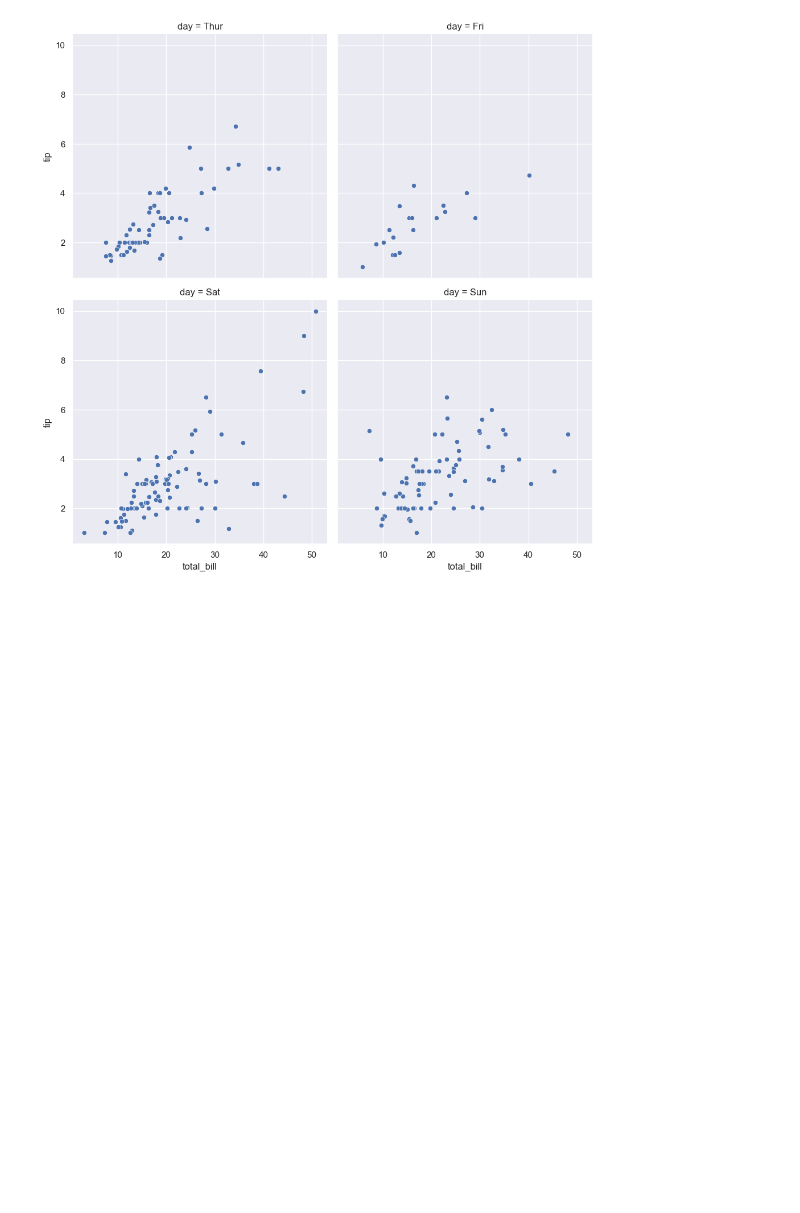
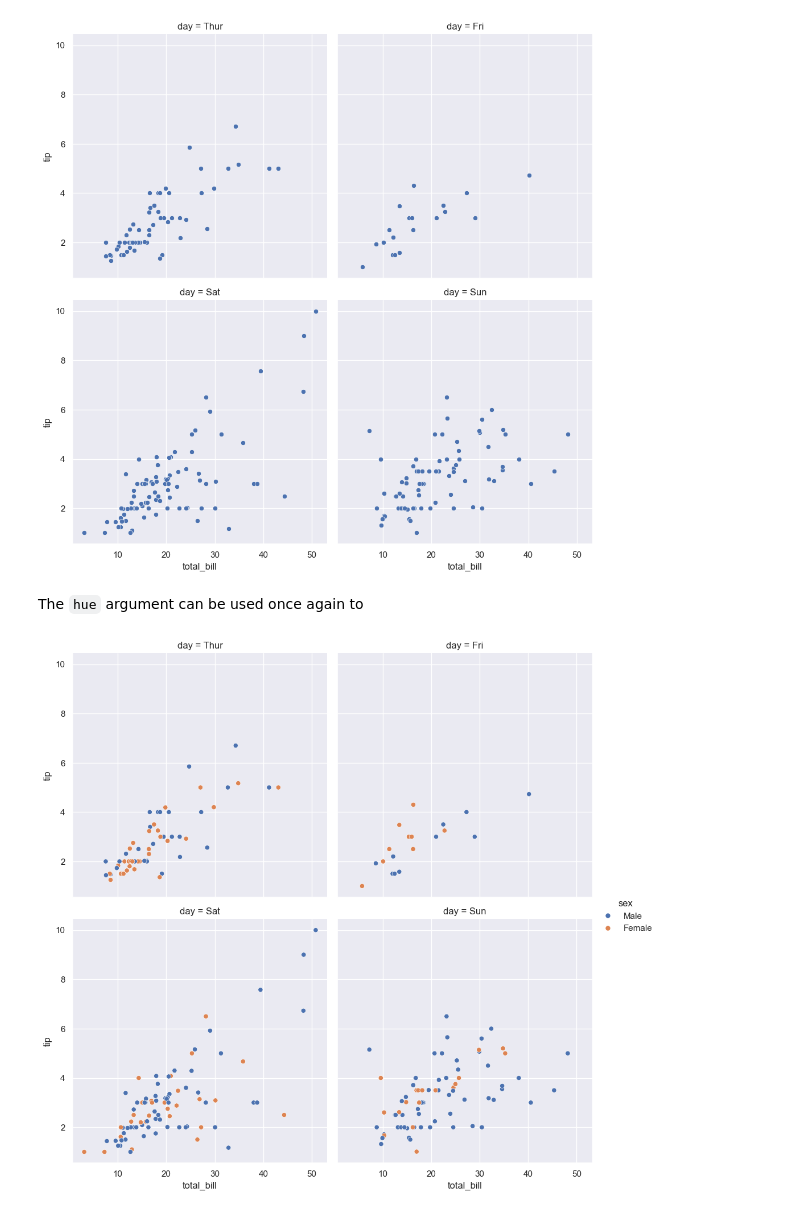
Before and after one commit to abhijeet-bhambere/learning-trail-data-visualizatn-python, a Jupyter notebook: seaborn_training_dc.ipynb, the cells around one changed output. Drawn from its saved outputs; the diff is of its cells as text; code cells hidden in the pictures; blank space fills up the shorter version.

Commit message:
Completed relation plotting
moving on to Categorical plots>>

```diff
--- a/seaborn_training_dc.ipynb
+++ b/seaborn_training_dc.ipynb
@@ -333,3 +335,10 @@ sns.relplot(x="total_bill", y="tip", data=tips, kind="scatter", col="day", col_w
 plt.show()
 # %% [output]
 [figure]
+# %% [markdown]
+The `hue` argument can be used once again to
+# %%
+sns.relplot(x="total_bill", y="tip", data=tips, kind="scatter", col="day", col_wrap=2,hue="sex")
+plt.show()
+# %% [output]
+[figure, added]
```
Also changed, not shown: parts of 29 cells of this notebook.
